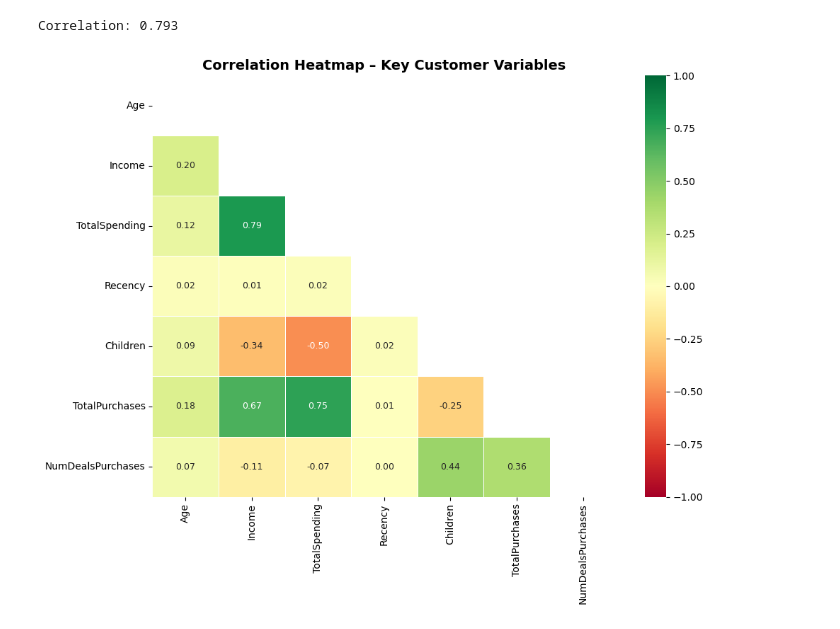
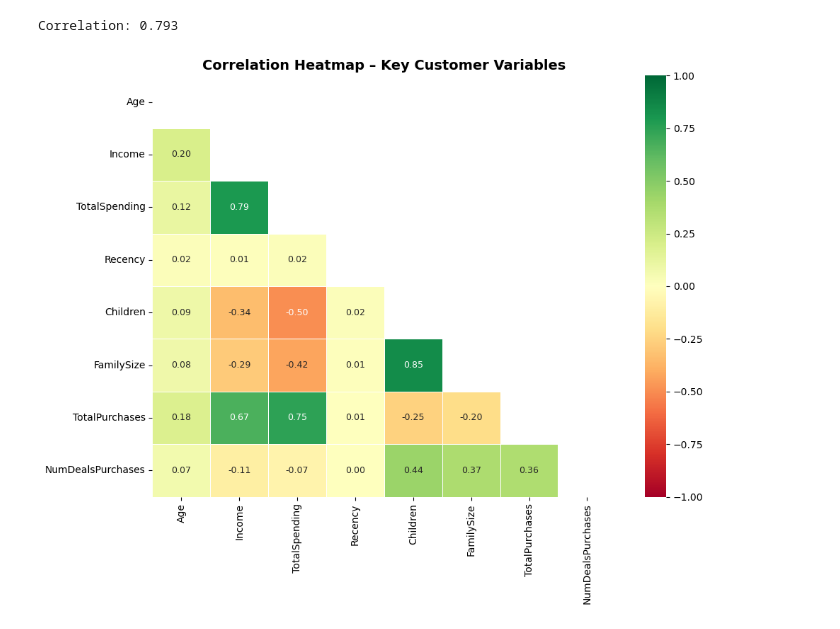
Before and after one commit to vhatr12/marketing, a Jupyter notebook: exploration.ipynb, the cells around one changed output. Saved outputs shown, nothing was run; the diff lists cells and outputs as text; code cells hidden in the pictures.

```diff
--- a/exploration.ipynb
+++ b/exploration.ipynb
@@ -59,6 +65,9 @@ purchase_cols = ['NumWebPurchases', 'NumCatalogPurchases',
                  'NumStorePurchases', 'NumDealsPurchases']
 df['TotalPurchases'] = df[purchase_cols].sum(axis=1)
 
+# Family size
+df['FamilySize'] = (1 + df['Marital_Status'].isin(['Married', 'Together']).astype(int)
+    + df['Kidhome']+ df['Teenhome'])
 
-print(df[['TotalSpending', 'Age', 'Children', 'TotalPurchases']].describe().round(1))
+print(df[['TotalSpending', 'Age', 'Children', 'TotalPurchases','FamilySize']].describe().round(1))
 # %% [output]
@@ -131,26 +140,26 @@ print(f'Correlation: {corr_income:.3f}')
 Correlation: 0.793
 # %%
 corr_cols = ['Age', 'Income', 'TotalSpending', 'Recency',
-             'Children', 'TotalPurchases', 'NumDealsPurchases']
+             'Children', 'FamilySize', 'TotalPurchases', 'NumDealsPurchases']
 
 corr_matrix = df[corr_cols].corr()
 
 fig, ax = plt.subplots(figsize=(10, 8))
 
 # Use a lower triangle mask to avoid showing duplicate information
 mask = np.triu(np.ones_like(corr_matrix, dtype=bool))
 
 sns.heatmap(
     corr_matrix, mask=mask,
     annot=True, fmt='.2f',
     cmap='RdYlGn',       # Red = negative, Yellow = neutral, Green = positive
     center=0, vmin=-1, vmax=1,
     ax=ax, linewidths=0.5,
     annot_kws={'size': 9}
 )
 ax.set_title('Correlation Heatmap – Key Customer Variables',
              fontsize=14, fontweight='bold')
 plt.tight_layout()
 plt.show()
 # %% [output]
-[figure, old version]
+[figure, new version]
```
Also changed, not shown: parts of 20 cells of this notebook, 1 other file.
